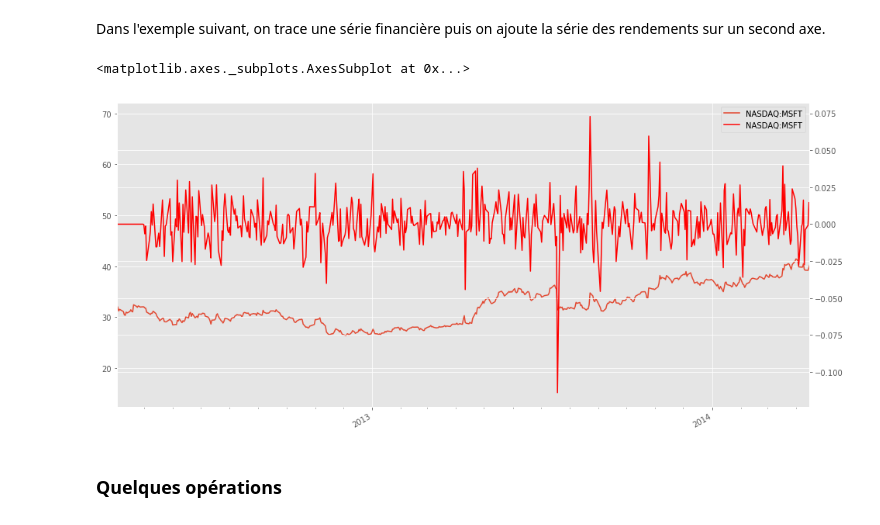
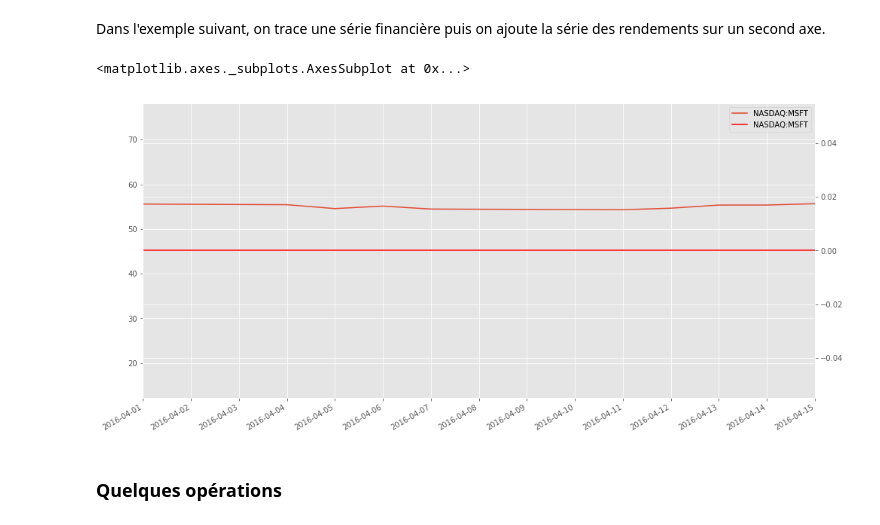
Before and after one commit to sdpython/pyensae, a Jupyter notebook: _doc/notebooks/pyensae_StockPrices.ipynb, the cells around one changed output. Drawn from its saved outputs; the diff is of its cells as text; code cells hidden in the pictures.

```diff
--- a/_doc/notebooks/pyensae_StockPrices.ipynb
+++ b/_doc/notebooks/pyensae_StockPrices.ipynb
@@ -101,14 +100,14 @@ Ce type de série ne fait pas toujours apparaître les saut de prix qui survient
 # %% [markdown]
 Dans l'exemple suivant, on trace une série financière puis on ajoute la série des rendements sur un second axe.
 # %%
-stock = StockPrices ("NASDAQ:MSFT")
-ret   = stock.returns()["2012-04-01":"2014-04-15"]
-ret.dataframe.loc["2012-04-01":"2012-04-30","Close"]=0  # on annule certains valeurs
+stock = StockPrices("NASDAQ:MSFT")
+ret   = stock.returns()["2016-04-01":"2016-04-15"]
+ret.dataframe.loc["2016-04-01":"2016-04-30","Close"]=0  # on annule certains valeurs
 ax = stock.plot(figsize=(16,8))
 ret.plot(axis=2, ax=ax)
 # %% [output]
 <matplotlib.axes._subplots.AxesSubplot at 0x...>
-[figure, old version]
+[figure, new version]
 # %% [markdown]
 ### Quelques opérations
 # %%
```
Also changed, not shown: parts of 20 cells of this notebook, 2 other files.
